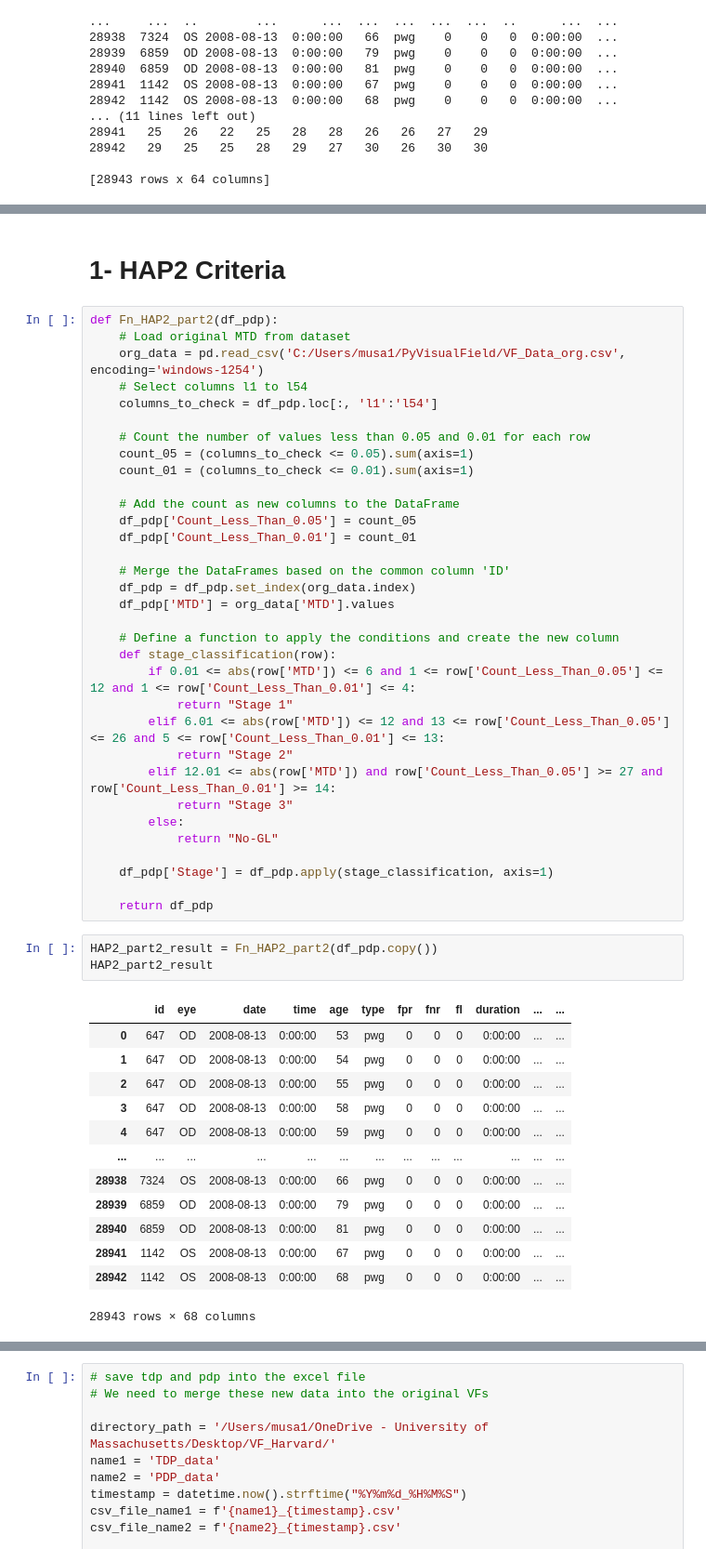
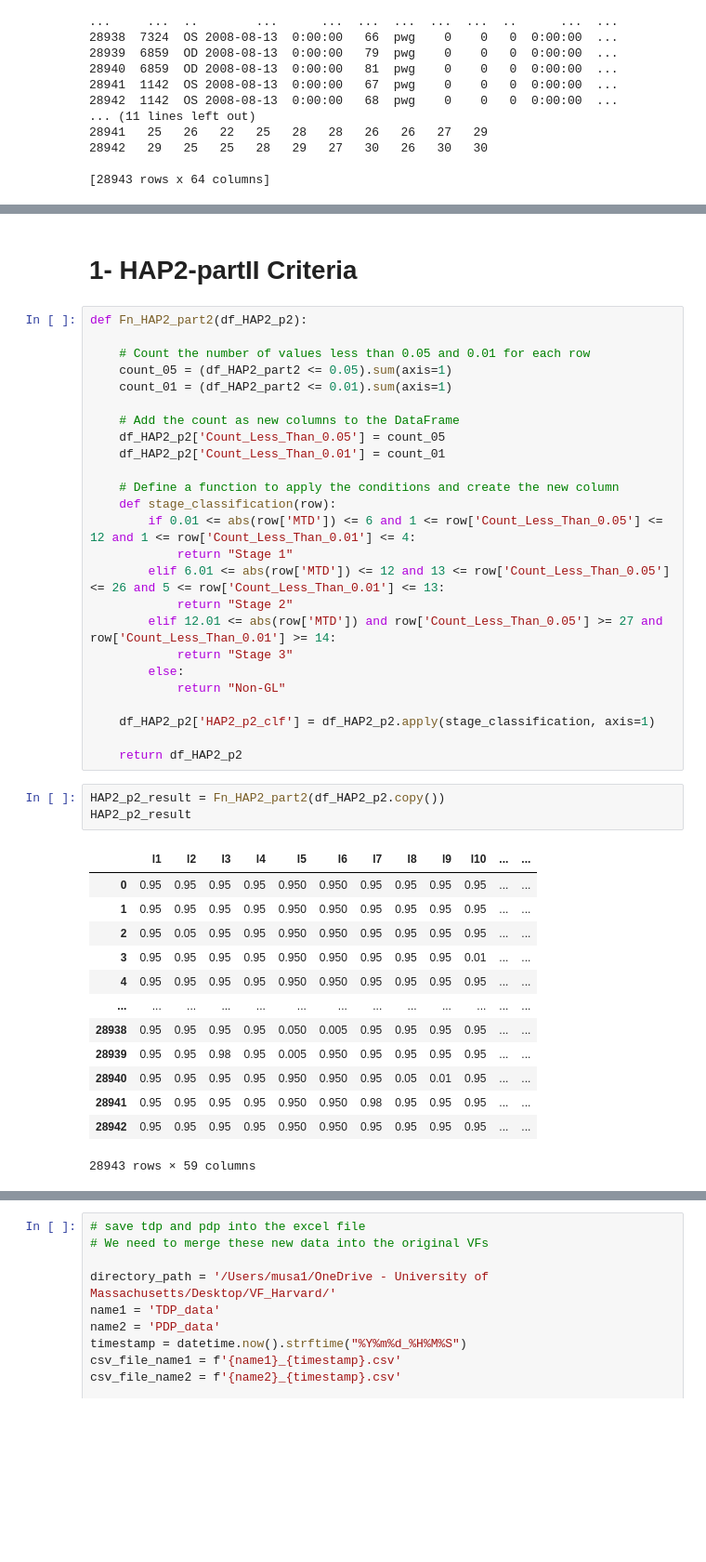
Before and after one commit to Mousamoradi/PyGlaucoMetrics, a Jupyter notebook: Test_code_MM.ipynb, the cells around one changed output, grey strips where cells are left out. Shown at 93% size. Cells and saved outputs as stored; diff of their text form; blank space fills up the shorter version.

```diff
--- a/Test_code_MM.ipynb
+++ b/Test_code_MM.ipynb
@@ -69,23 +116,15 @@ Type of Total Deviation: <class 'tuple'>
 # %% [markdown]
-# 1- HAP2 Criteria
+# 1- HAP2-partII Criteria
 # %%
-def Fn_HAP2_part2(df_pdp):
-    # Load original MTD from dataset
-    org_data = pd.read_csv('C:/Users/musa1/PyVisualField/VF_Data_org.csv', encoding='windows-1254')
-    # Select columns l1 to l54
-    columns_to_check = df_pdp.loc[:, 'l1':'l54']
+def Fn_HAP2_part2(df_HAP2_p2):
 
     # Count the number of values less than 0.05 and 0.01 for each row
-    count_05 = (columns_to_check <= 0.05).sum(axis=1)
-    count_01 = (columns_to_check <= 0.01).sum(axis=1)
+    count_05 = (df_HAP2_part2 <= 0.05).sum(axis=1)
+    count_01 = (df_HAP2_part2 <= 0.01).sum(axis=1)
 
     # Add the count as new columns to the DataFrame
-    df_pdp['Count_Less_Than_0.05'] = count_05
-    df_pdp['Count_Less_Than_0.01'] = count_01
-
-    # Merge the DataFrames based on the common column 'ID'
-    df_pdp = df_pdp.set_index(org_data.index)
-    df_pdp['MTD'] = org_data['MTD'].values
+    df_HAP2_p2['Count_Less_Than_0.05'] = count_05
+    df_HAP2_p2['Count_Less_Than_0.01'] = count_01
 
     # Define a function to apply the conditions and create the new column
     def stage_classification(row):
@@ -96,25 +135,25 @@ def Fn_HAP2_part2(df_pdp):
         elif 12.01 <= abs(row['MTD']) and row['Count_Less_Than_0.05'] >= 27 and row['Count_Less_Than_0.01'] >= 14:
             return "Stage 3"
         else:
-            return "No-GL"
+            return "Non-GL"
 
-    df_pdp['Stage'] = df_pdp.apply(stage_classification, axis=1)
+    df_HAP2_p2['HAP2_p2_clf'] = df_HAP2_p2.apply(stage_classification, axis=1)
 
-    return df_pdp
+    return df_HAP2_p2
 # %%
-HAP2_part2_result = Fn_HAP2_part2(df_pdp.copy())
-HAP2_part2_result
+HAP2_p2_result = Fn_HAP2_part2(df_HAP2_p2.copy())
+HAP2_p2_result
 # %% [output]
-|  | id | eye | date | time | age | type | fpr | fnr | fl | duration | ... | ... |
-| 0 | 647 | OD | 2008-08-13 | 0:00:00 | 53 | pwg | 0 | 0 | 0 | 0:00:00 | ... | ... |
-| 1 | 647 | OD | 2008-08-13 | 0:00:00 | 54 | pwg | 0 | 0 | 0 | 0:00:00 | ... | ... |
-| 2 | 647 | OD | 2008-08-13 | 0:00:00 | 55 | pwg | 0 | 0 | 0 | 0:00:00 | ... | ... |
-| 3 | 647 | OD | 2008-08-13 | 0:00:00 | 58 | pwg | 0 | 0 | 0 | 0:00:00 | ... | ... |
-| 4 | 647 | OD | 2008-08-13 | 0:00:00 | 59 | pwg | 0 | 0 | 0 | 0:00:00 | ... | ... |
+|  | l1 | l2 | l3 | l4 | l5 | l6 | l7 | l8 | l9 | l10 | ... | ... |
+| 0 | 0.95 | 0.95 | 0.95 | 0.95 | 0.950 | 0.950 | 0.95 | 0.95 | 0.95 | 0.95 | ... | ... |
+| 1 | 0.95 | 0.95 | 0.95 | 0.95 | 0.950 | 0.950 | 0.95 | 0.95 | 0.95 | 0.95 | ... | ... |
+| 2 | 0.95 | 0.05 | 0.95 | 0.95 | 0.950 | 0.950 | 0.95 | 0.95 | 0.95 | 0.95 | ... | ... |
+| 3 | 0.95 | 0.95 | 0.95 | 0.95 | 0.950 | 0.950 | 0.95 | 0.95 | 0.95 | 0.01 | ... | ... |
+| 4 | 0.95 | 0.95 | 0.95 | 0.95 | 0.950 | 0.950 | 0.95 | 0.95 | 0.95 | 0.95 | ... | ... |
 | ... | ... | ... | ... | ... | ... | ... | ... | ... | ... | ... | ... | ... |
-| 28938 | 7324 | OS | 2008-08-13 | 0:00:00 | 66 | pwg | 0 | 0 | 0 | 0:00:00 | ... | ... |
-| 28939 | 6859 | OD | 2008-08-13 | 0:00:00 | 79 | pwg | 0 | 0 | 0 | 0:00:00 | ... | ... |
-| 28940 | 6859 | OD | 2008-08-13 | 0:00:00 | 81 | pwg | 0 | 0 | 0 | 0:00:00 | ... | ... |
-| 28941 | 1142 | OS | 2008-08-13 | 0:00:00 | 67 | pwg | 0 | 0 | 0 | 0:00:00 | ... | ... |
-| 28942 | 1142 | OS | 2008-08-13 | 0:00:00 | 68 | pwg | 0 | 0 | 0 | 0:00:00 | ... | ... |
+| 28938 | 0.95 | 0.95 | 0.95 | 0.95 | 0.050 | 0.005 | 0.95 | 0.95 | 0.95 | 0.95 | ... | ... |
+| 28939 | 0.95 | 0.95 | 0.98 | 0.95 | 0.005 | 0.950 | 0.95 | 0.95 | 0.95 | 0.95 | ... | ... |
+| 28940 | 0.95 | 0.95 | 0.95 | 0.95 | 0.950 | 0.950 | 0.95 | 0.05 | 0.01 | 0.95 | ... | ... |
+| 28941 | 0.95 | 0.95 | 0.95 | 0.95 | 0.950 | 0.950 | 0.98 | 0.95 | 0.95 | 0.95 | ... | ... |
+| 28942 | 0.95 | 0.95 | 0.95 | 0.95 | 0.950 | 0.950 | 0.95 | 0.95 | 0.95 | 0.95 | ... | ... |
-28943 rows × 68 columns
+28943 rows × 59 columns
```
Also changed, not shown: parts of 21 cells of this notebook.
